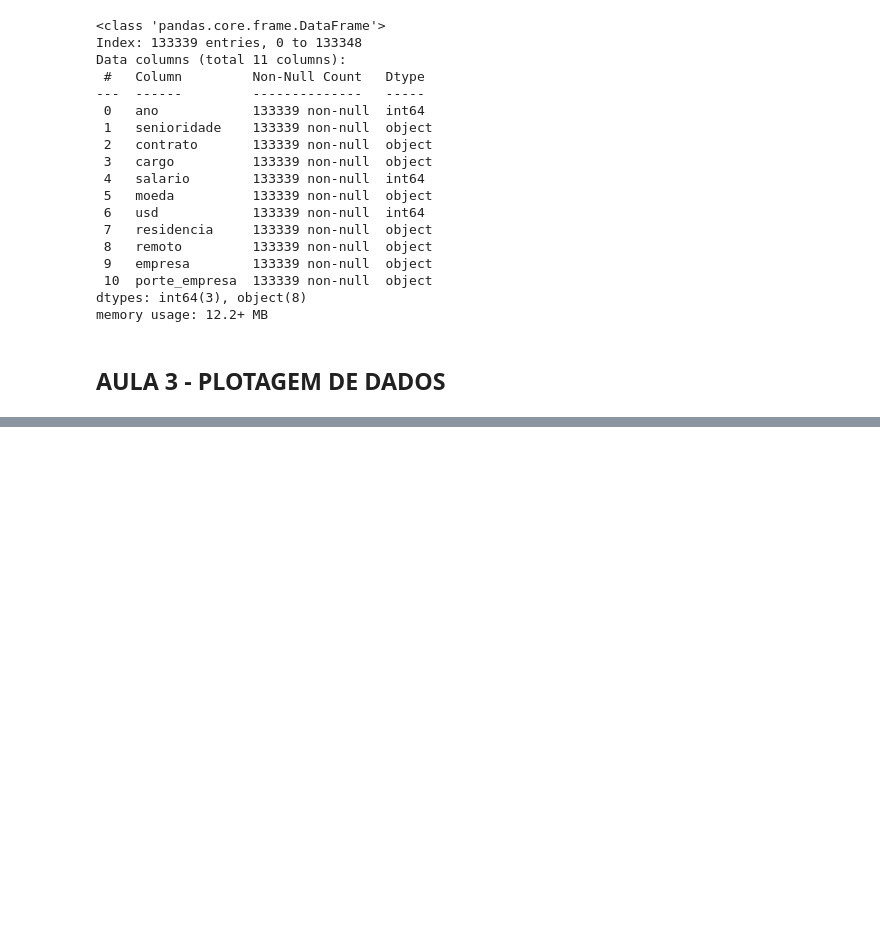
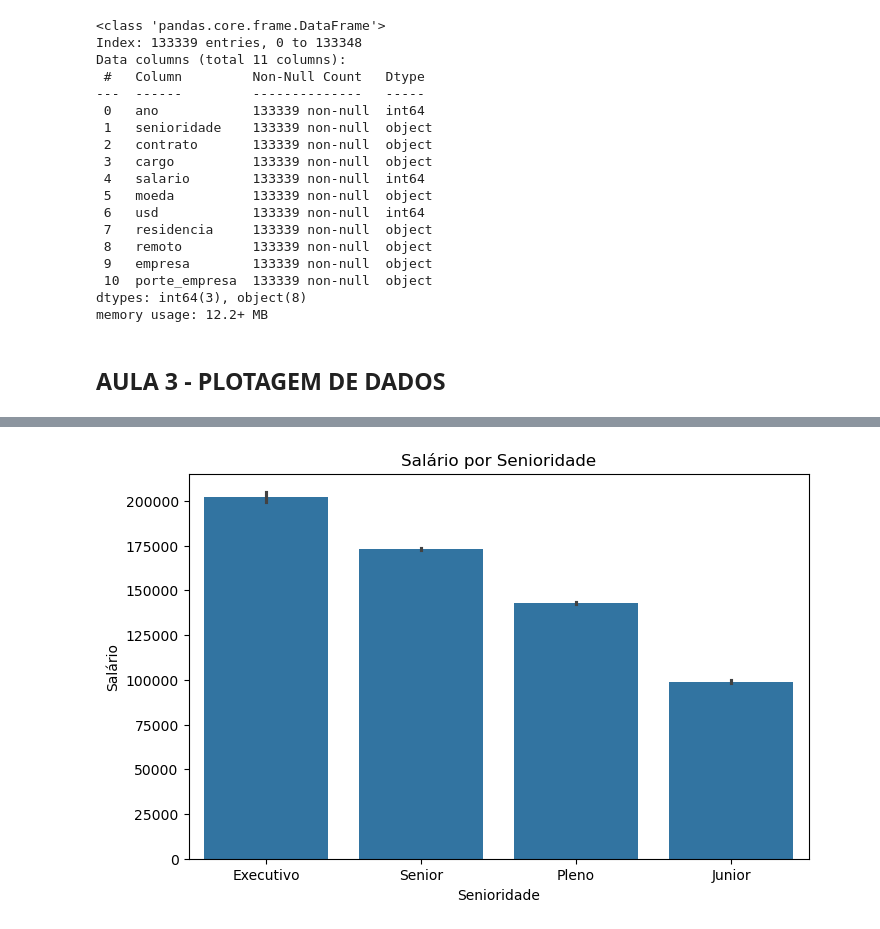
Before and after one commit to Jneliorr/imersao_dados, a Jupyter notebook: imersãoAlura.ipynb, the cells around one changed output, grey strips where cells are left out. Saved outputs shown, nothing was run; the diff lists cells and outputs as text; code cells hidden in the pictures; blank space fills up the shorter version.

```diff
--- a/imersãoAlura.ipynb
+++ b/imersãoAlura.ipynb
@@ -341,0 +381,13 @@ dflimpo = dflimpo.assign(ano = dflimpo['ano'].astype('int64'))
+# %%
+plt.figure(figsize=(8,5))
+sns.barplot(data= dflimpo,
+            x='senioridade',
+            y= 'usd',
+            order = ordem
+            )
+plt.title('Salário por Senioridade')
+plt.xlabel("Senioridade")
+plt.ylabel("Salário")
+plt.show()
+# %% [output]
+[figure, added]
```
Also changed, not shown: parts of 6 cells of this notebook.
